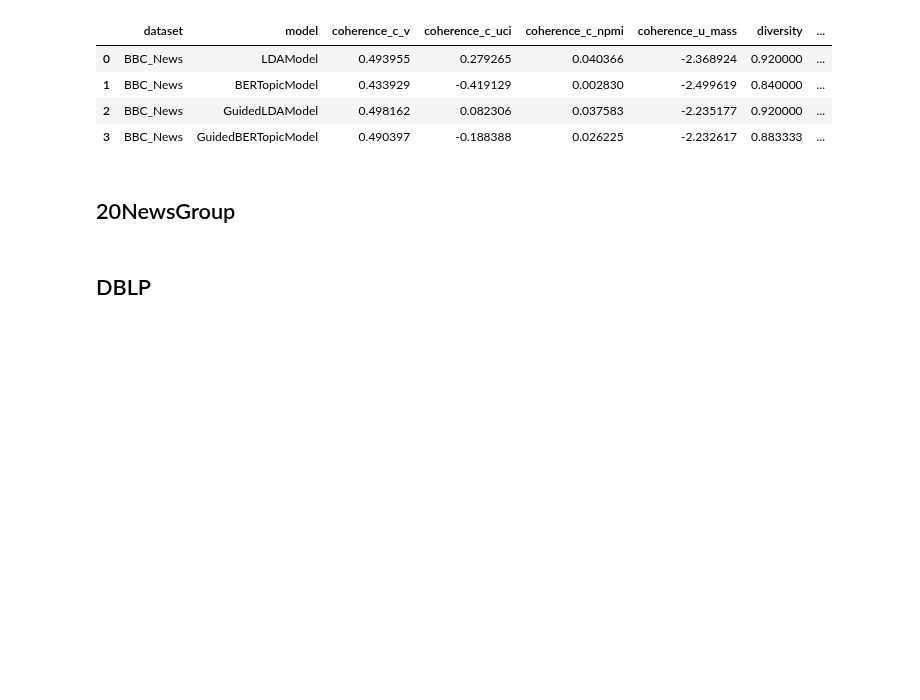
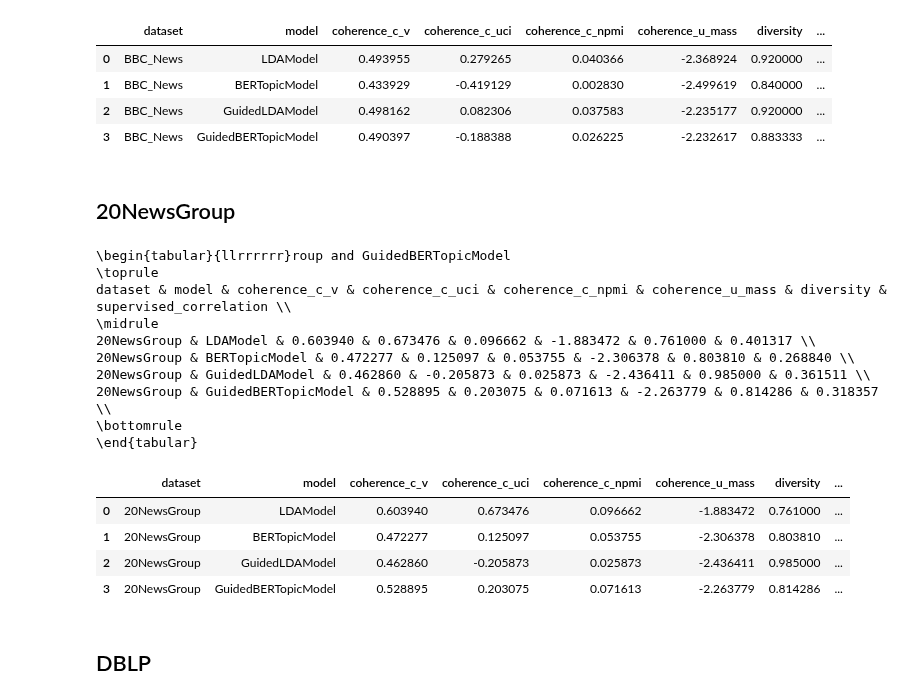
Before and after one commit to yoest/Topic-Modeling-Analysis, a Jupyter notebook: topic_modeling/tm_comparison/test_01.ipynb, the cells around one changed output. Drawn from its saved outputs; the diff is of its cells as text; code cells hidden in the pictures; blank space fills up the shorter version.

```diff
--- a/topic_modeling/tm_comparison/test_01.ipynb
+++ b/topic_modeling/tm_comparison/test_01.ipynb
@@ -299,9 +299,25 @@ BBC_News & GuidedBERTopicModel & 0.490397 & -0.188388 & 0.026225 & -2.232617 & 0
 # %% [markdown]
 ## 20NewsGroup
 # %%
-newsgroups_metrics_df = compute_metrics_df(dataset_names=['20NewsGroup'], models=models, n_iterations=5)
+newsgroups_metrics_df = compute_metrics_df(dataset_name='20NewsGroup', models=models, n_iterations=5, load_from_file=False)
 print(newsgroups_metrics_df.to_latex(index=False))
 newsgroups_metrics_df
+# %% [output]
+\begin{tabular}{llrrrrrr}roup and GuidedBERTopicModel
+\toprule
+dataset & model & coherence_c_v & coherence_c_uci & coherence_c_npmi & coherence_u_mass & diversity & supervised_correlation \\
+\midrule
+20NewsGroup & LDAModel & 0.603940 & 0.673476 & 0.096662 & -1.883472 & 0.761000 & 0.401317 \\
+20NewsGroup & BERTopicModel & 0.472277 & 0.125097 & 0.053755 & -2.306378 & 0.803810 & 0.268840 \\
+20NewsGroup & GuidedLDAModel & 0.462860 & -0.205873 & 0.025873 & -2.436411 & 0.985000 & 0.361511 \\
+20NewsGroup & GuidedBERTopicModel & 0.528895 & 0.203075 & 0.071613 & -2.263779 & 0.814286 & 0.318357 \\
+\bottomrule
+\end{tabular}
+|  | dataset | model | coherence_c_v | coherence_c_uci | coherence_c_npmi | coherence_u_mass | diversity | ... |
+| 0 | 20NewsGroup | LDAModel | 0.603940 | 0.673476 | 0.096662 | -1.883472 | 0.761000 | ... |
+| 1 | 20NewsGroup | BERTopicModel | 0.472277 | 0.125097 | 0.053755 | -2.306378 | 0.803810 | ... |
+| 2 | 20NewsGroup | GuidedLDAModel | 0.462860 | -0.205873 | 0.025873 | -2.436411 | 0.985000 | ... |
+| 3 | 20NewsGroup | GuidedBERTopicModel | 0.528895 | 0.203075 | 0.071613 | -2.263779 | 0.814286 | ... |
 # %% [markdown]
 ## DBLP
 # %%
```
Also changed, not shown: parts of 2 cells of this notebook, 15 other files.
